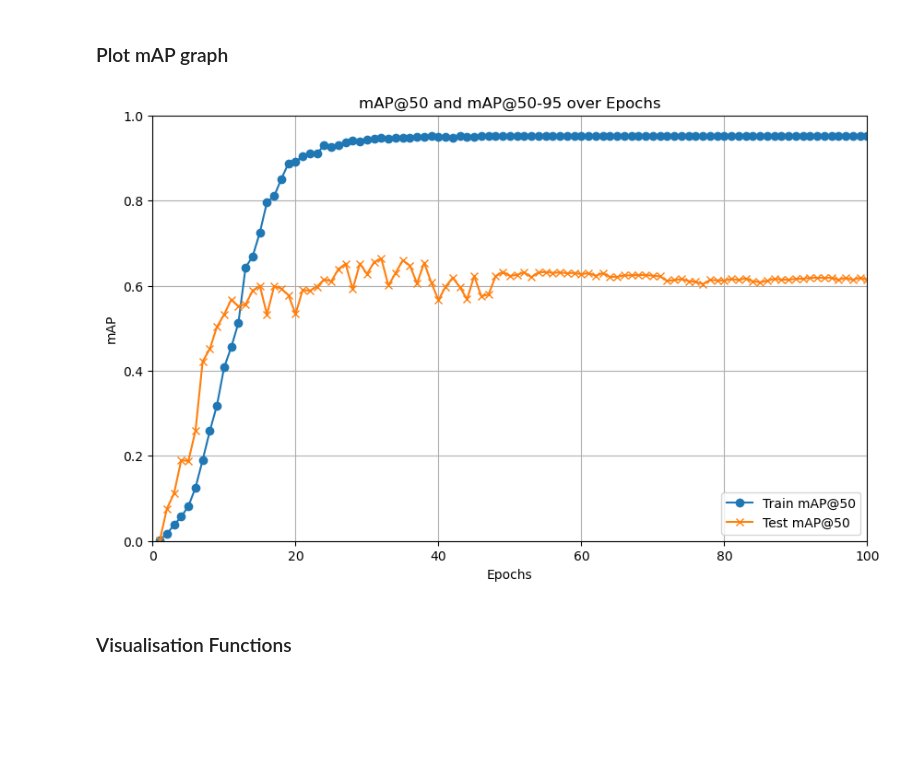
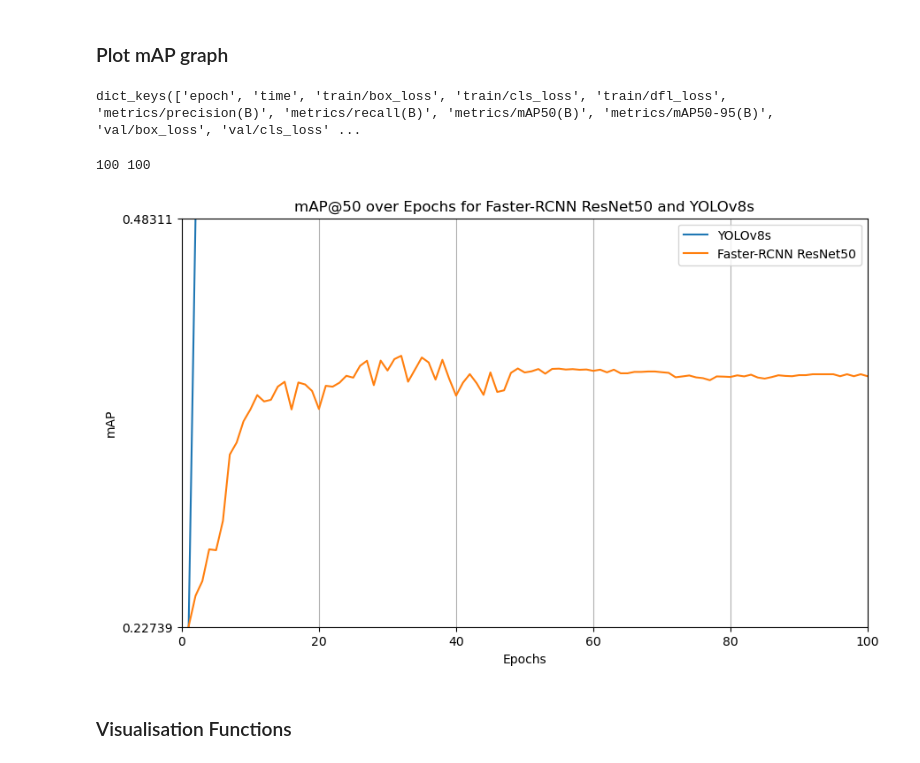
Before and after one commit to pseuds/SG-Road-Signs-Detection, a Jupyter notebook: evaluate_models.ipynb, the cells around one changed output. Cells and saved outputs as stored; diff of their text form; code cells hidden in the pictures; blank space fills up the shorter version.

```diff
--- a/evaluate_models.ipynb
+++ b/evaluate_models.ipynb
@@ -114,37 +114,68 @@ def read_rcnn_csv(path):
             test_map_50_95.append(float(row[7]))
 
     return epochs, train_map_50, train_map_50_95, test_map_50, test_map_50_95
+
+def read_yolo_csv(path):
+    dd = {}
+    headers = []
+    with open(path, newline="") as csvfile:
+        reader = csv.reader(csvfile)
+        for row in reader:
+            if dd == {}:
+                for i in range(len(row)):
+                    dd[row[i]] = []
+                    headers.append(row[i])
+            else:
+                for i in range(len(row)):
+                    dd[headers[i]].append(row[i])
+    return dd
+
+
+data_dict = read_yolo_csv("yolov8s_training_stats.csv")
+
+print(data_dict.keys())
+# %% [output]
+dict_keys(['epoch', 'time', 'train/box_loss', 'train/cls_loss', 'train/dfl_loss', 'metrics/precision(B)', 'metrics/recall(B)', 'metrics/mAP50(B)', 'metrics/mAP50-95(B)', 'val/box_loss', 'val/cls_loss' ...
 # %%
 import matplotlib.pyplot as plt
 
 # Define the CSV file path
-filename = 'rcnn_training_stats.csv'
+rcnn_file = 'rcnn_training_stats.csv'
+yolo_file = 'yolov8s_training_stats.csv'
 
-epochs, train_map_50, train_map_50_95, test_map_50, test_map_50_95 = read_rcnn_csv(filename)
+epochs, train_map_50, train_map_50_95, test_map_50, test_map_50_95 = read_rcnn_csv(rcnn_file)
+yolo_data = read_yolo_csv(yolo_file)
 
 # Plotting the mAP values over epochs
 plt.figure(figsize=(10, 6))
 
+print(len(yolo_data["metrics/mAP50(B)"]), len(epochs))
+
+# Plot test set mAP@50
+plt.plot(epochs, yolo_data["metrics/mAP50(B)"], label="YOLOv8s")
+plt.plot(epochs, test_map_50, label="Faster-RCNN ResNet50") # fasterrcnn_resnet50_fpn
+
 # Plot mAP@50 and mAP@50-95 for Train and Test sets
-plt.plot(epochs, train_map_50, label="Train mAP@50", marker='o')
+# plt.plot(epochs, train_map_50, label="Train mAP@50", marker='o')
 # plt.plot(epochs, train_map_50_95, label="Train mAP@50-95", marker='o')
-plt.plot(epochs, test_map_50, label="Test mAP@50", marker='x')
+# plt.plot(epochs, test_map_50, label="Test mAP@50", marker='x')
 # plt.plot(epochs, test_map_50_95, label="Test mAP@50-95", marker='x')
 
 # Adding labels and title
 plt.xlabel("Epochs")
 plt.ylabel("mAP")
-plt.title("mAP@50 and mAP@50-95 over Epochs")
+plt.title("mAP@50 over Epochs for Faster-RCNN ResNet50 and YOLOv8s")
 plt.legend(loc="best")
 plt.grid(True)
 
 plt.ylim(0,1)
 plt.xlim(0, max(epochs))
 
 # Show the plot
 plt.show()
 # %% [output]
+100 100
-[figure, old version]
+[figure, new version]
 # %% [markdown]
 ### Visualisation Functions
 # %%
```
